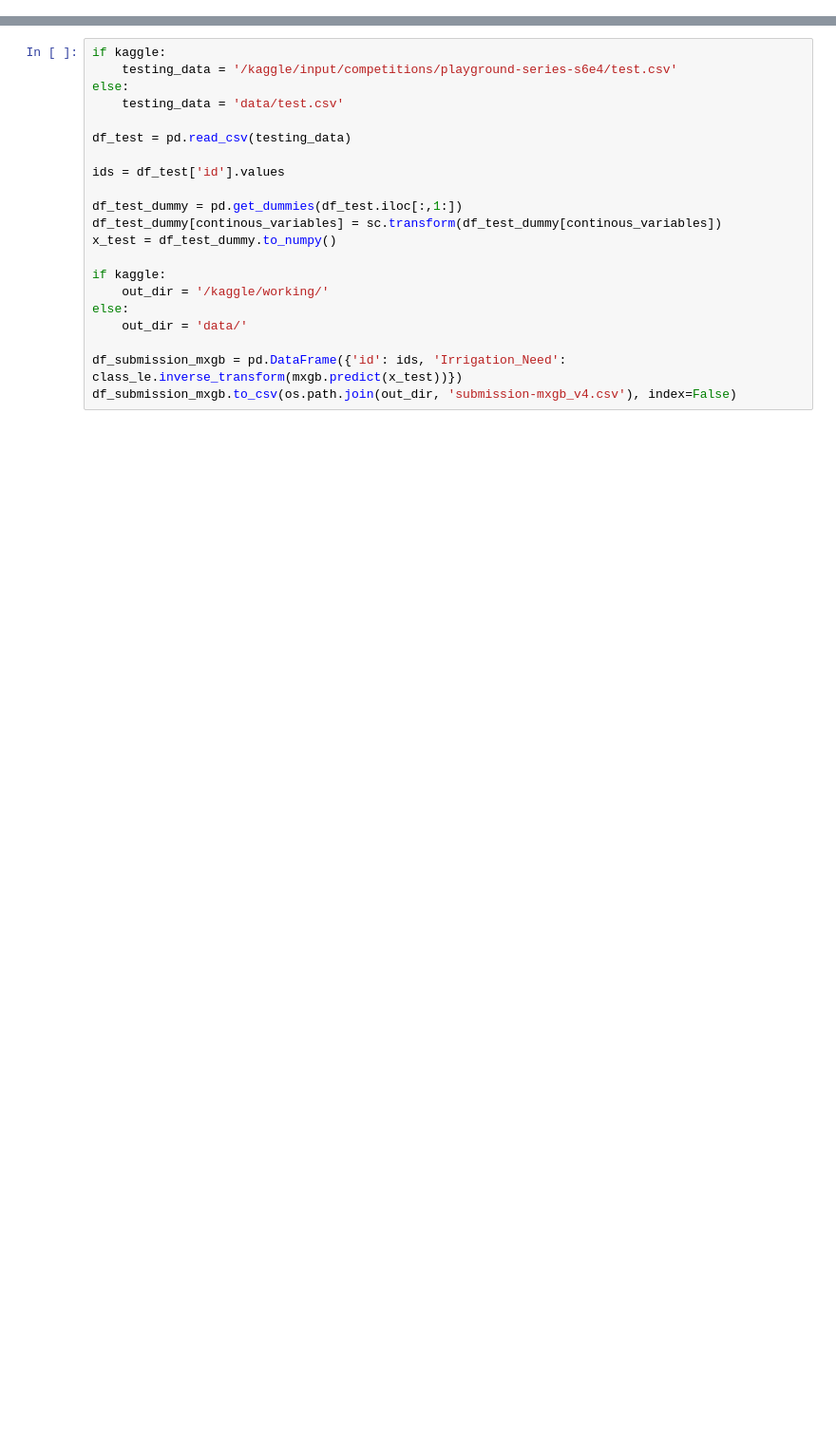
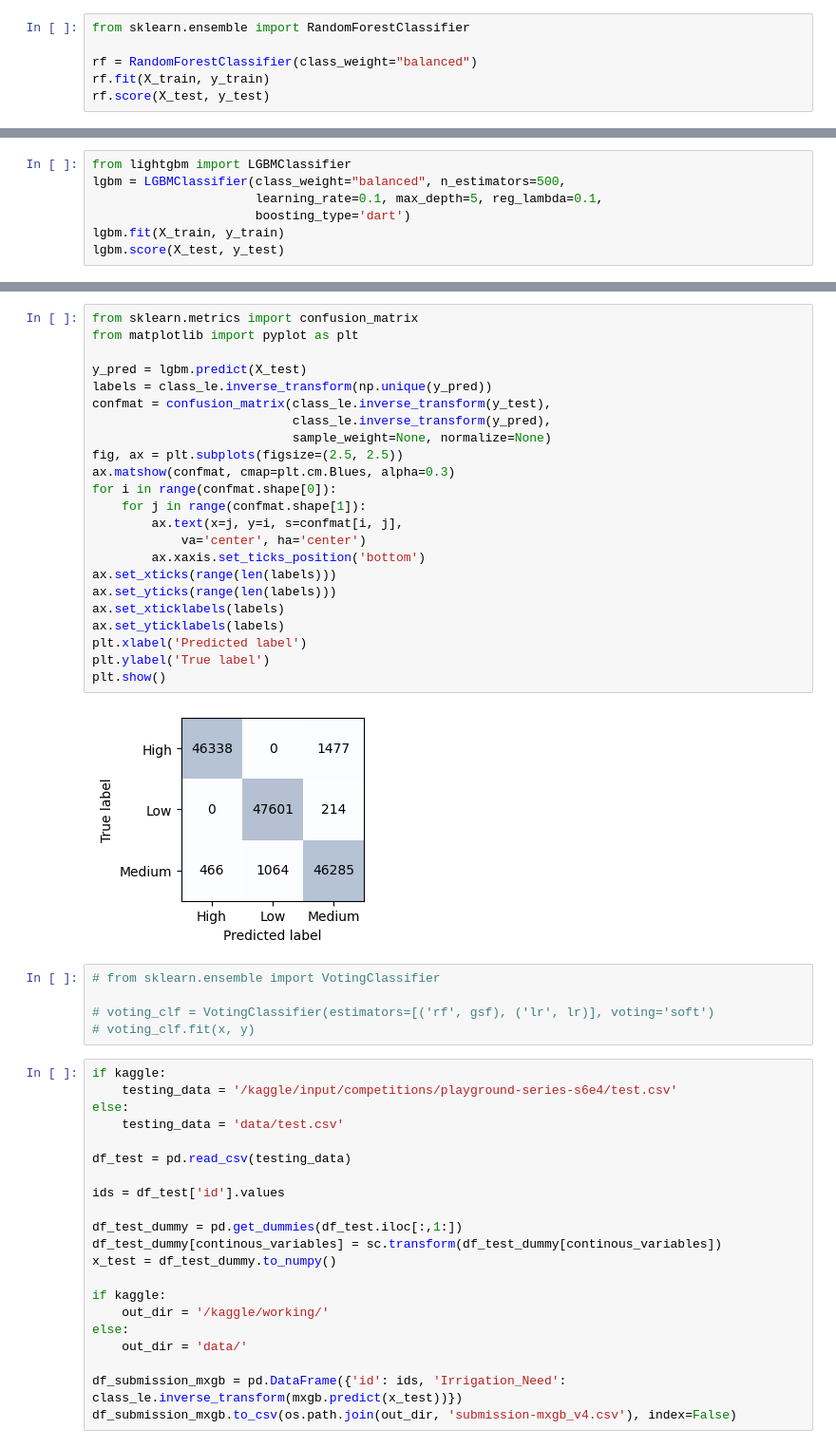
Before and after one commit to ryanmcgreevy/kaggle, a Jupyter notebook: playground-s6ep4/xgb_standalone.ipynb, the cells around one changed output, grey strips where cells are left out. Shown at 95% size. Drawn from its saved outputs; the diff is of its cells as text; blank space fills up the shorter version.

```diff
--- a/playground-s6ep4/xgb_standalone.ipynb
+++ b/playground-s6ep4/xgb_standalone.ipynb
@@ -107,0 +166,6 @@ plt.show()
+# %%
+from sklearn.ensemble import RandomForestClassifier
+
+rf = RandomForestClassifier(class_weight="balanced")
+rf.fit(X_train, y_train)
+rf.score(X_test, y_test)
@@ -107,0 +194,7 @@ plt.show()
+# %%
+from lightgbm import LGBMClassifier
+lgbm = LGBMClassifier(class_weight="balanced", n_estimators=500,
+                      learning_rate=0.1, max_depth=5, reg_lambda=0.1,
+                      boosting_type='dart')
+lgbm.fit(X_train, y_train)
+lgbm.score(X_test, y_test)
@@ -108,3 +220,33 @@ plt.show()
+# %%
+from sklearn.metrics import confusion_matrix
+from matplotlib import pyplot as plt
+
+y_pred = lgbm.predict(X_test)
+labels = class_le.inverse_transform(np.unique(y_pred))
+confmat = confusion_matrix(class_le.inverse_transform(y_test),
+                           class_le.inverse_transform(y_pred),
+                           sample_weight=None, normalize=None)
+fig, ax = plt.subplots(figsize=(2.5, 2.5))
+ax.matshow(confmat, cmap=plt.cm.Blues, alpha=0.3)
+for i in range(confmat.shape[0]):
+    for j in range(confmat.shape[1]):
+        ax.text(x=j, y=i, s=confmat[i, j],
+            va='center', ha='center')
+        ax.xaxis.set_ticks_position('bottom')
+ax.set_xticks(range(len(labels)))
+ax.set_yticks(range(len(labels)))
+ax.set_xticklabels(labels)
+ax.set_yticklabels(labels)
+plt.xlabel('Predicted label')
+plt.ylabel('True label')
+plt.show()
+# %% [output]
+[figure, added]
+# %%
+# from sklearn.ensemble import VotingClassifier
+
+# voting_clf = VotingClassifier(estimators=[('rf', gsf), ('lr', lr)], voting='soft')
+# voting_clf.fit(x, y)
 # %%
 if kaggle:
     testing_data = '/kaggle/input/competitions/playground-series-s6e4/test.csv'
```
Also changed, not shown: parts of 10 cells of this notebook.
